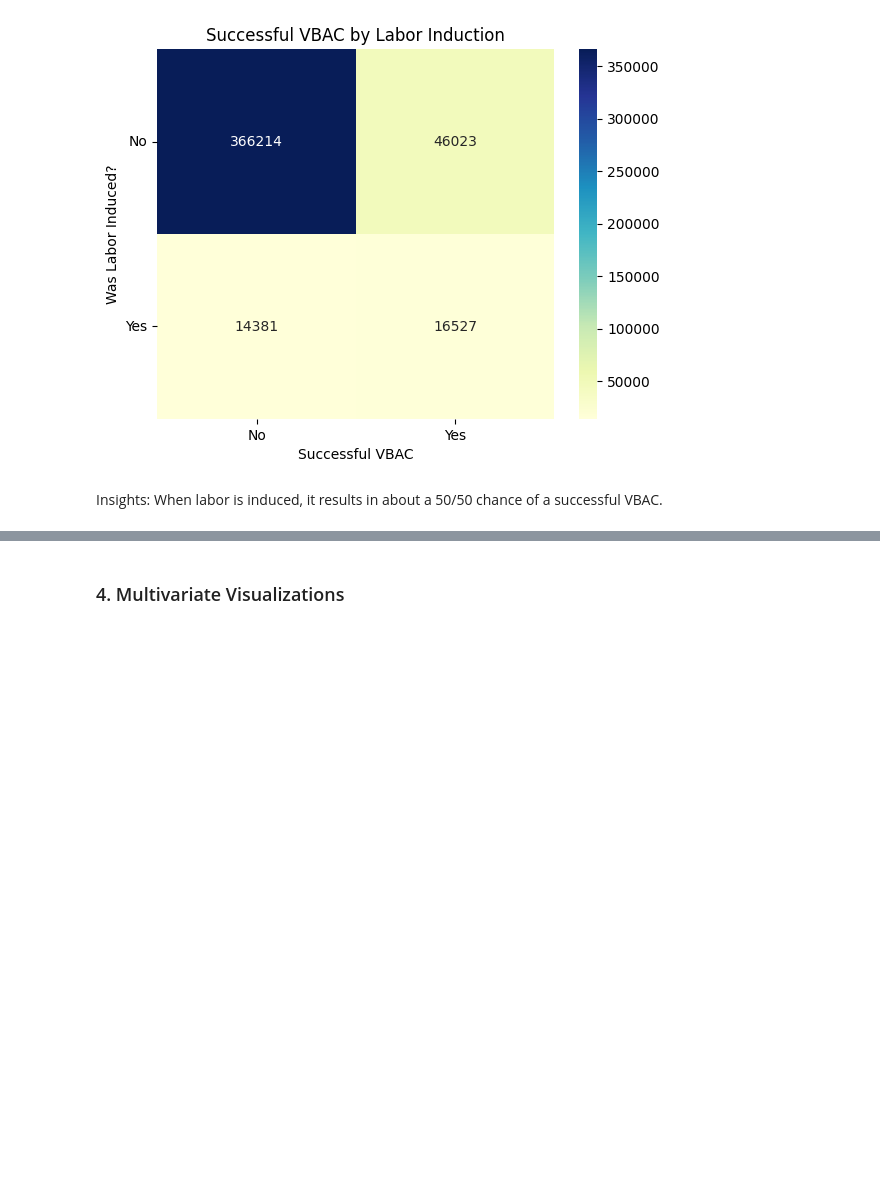
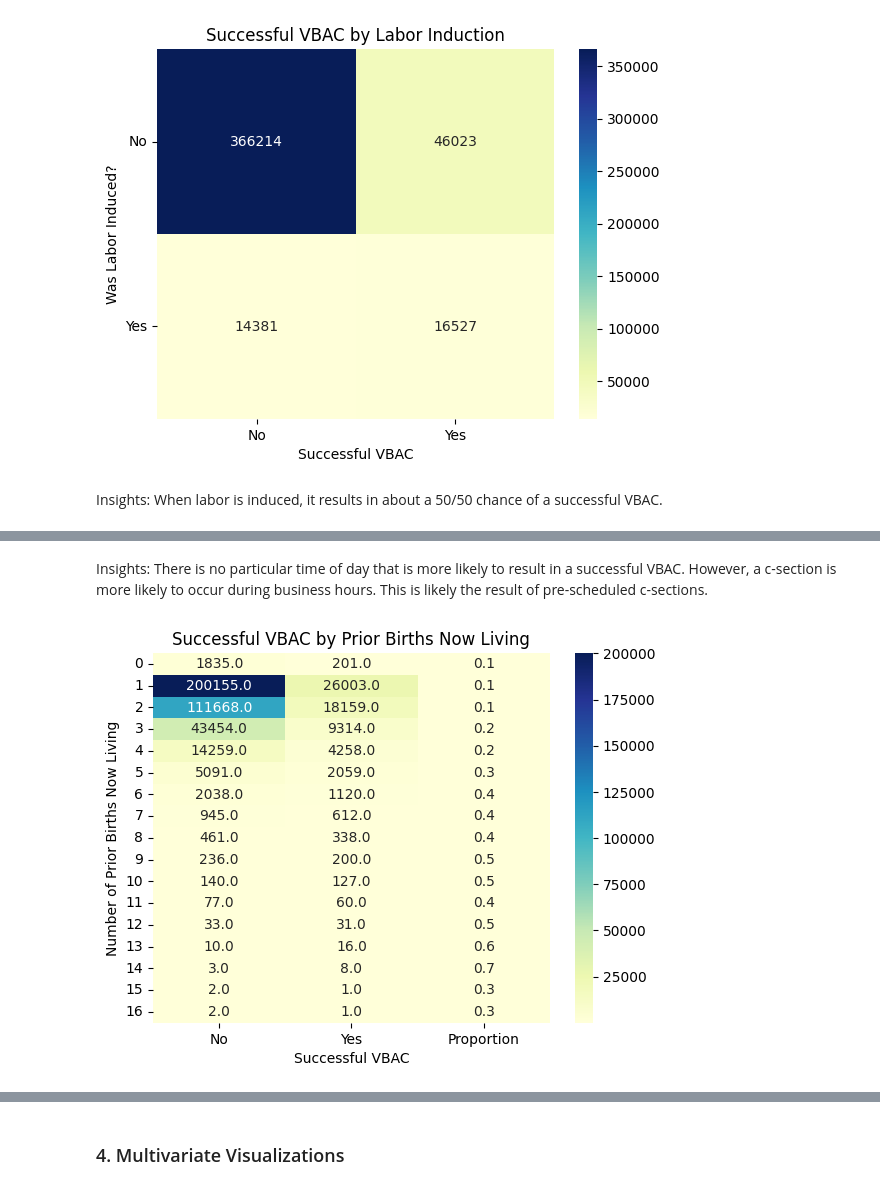
Before and after one commit to shroommu/natality-stats, a Jupyter notebook: dev/notebooks/exploratory/vbac/02_visualizations.ipynb, the cells around one changed output, grey strips where cells are left out. Cells and saved outputs as stored; diff of their text form; code cells hidden in the pictures; blank space fills up the shorter version.

```diff
--- a/dev/notebooks/exploratory/vbac/02_visualizations.ipynb
+++ b/dev/notebooks/exploratory/vbac/02_visualizations.ipynb
@@ -341,0 +385,26 @@ Insights: When labor is induced, it results in about a 50/50 chance of a success
+# %% [markdown]
+Insights: There is no particular time of day that is more likely to result in a successful VBAC. However, a c-section is more likely to occur during business hours. This is likely the result of pre-scheduled c-sections.
+# %%
+prior_births_now_living_cross_tab = pd.crosstab(
+    df["prior_births_now_living"], successful_vbac
+)
+prior_births_now_living_cross_tab = prior_births_now_living_cross_tab.drop(99)
+prior_births_now_living_cross_tab["proportion"] = prior_births_now_living_cross_tab[
+    1
+] / (prior_births_now_living_cross_tab[0] + prior_births_now_living_cross_tab[1])
+
+prior_births_now_living_cross_tab_ax = sns.heatmap(
+    prior_births_now_living_cross_tab, annot=True, fmt="0.1f", cmap="YlGnBu"
+)
+prior_births_now_living_cross_tab_ax.set_title(
+    "Successful VBAC by Prior Births Now Living"
+)
+prior_births_now_living_cross_tab_ax.set_xlabel("Successful VBAC")
+prior_births_now_living_cross_tab_ax.set_xticklabels(["No", "Yes", "Proportion"])
+prior_births_now_living_cross_tab_ax.set_ylabel("Number of Prior Births Now Living")
+prior_births_now_living_cross_tab_ax.set_yticklabels(
+    prior_births_now_living_cross_tab.index, rotation=0
+)
+plt.show()
+# %% [output]
+[figure, added]
```
Also changed, not shown: parts of 12 cells of this notebook.
